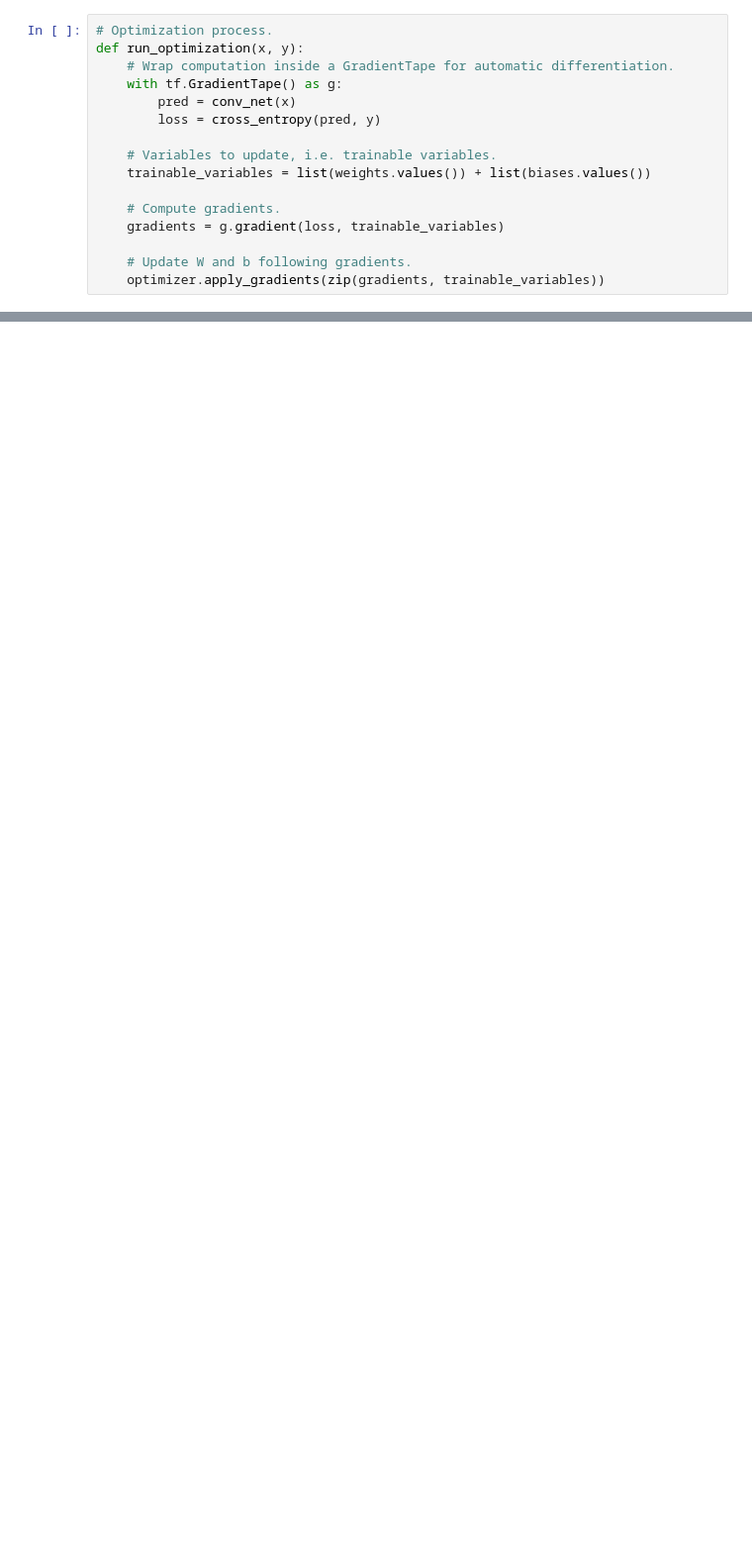
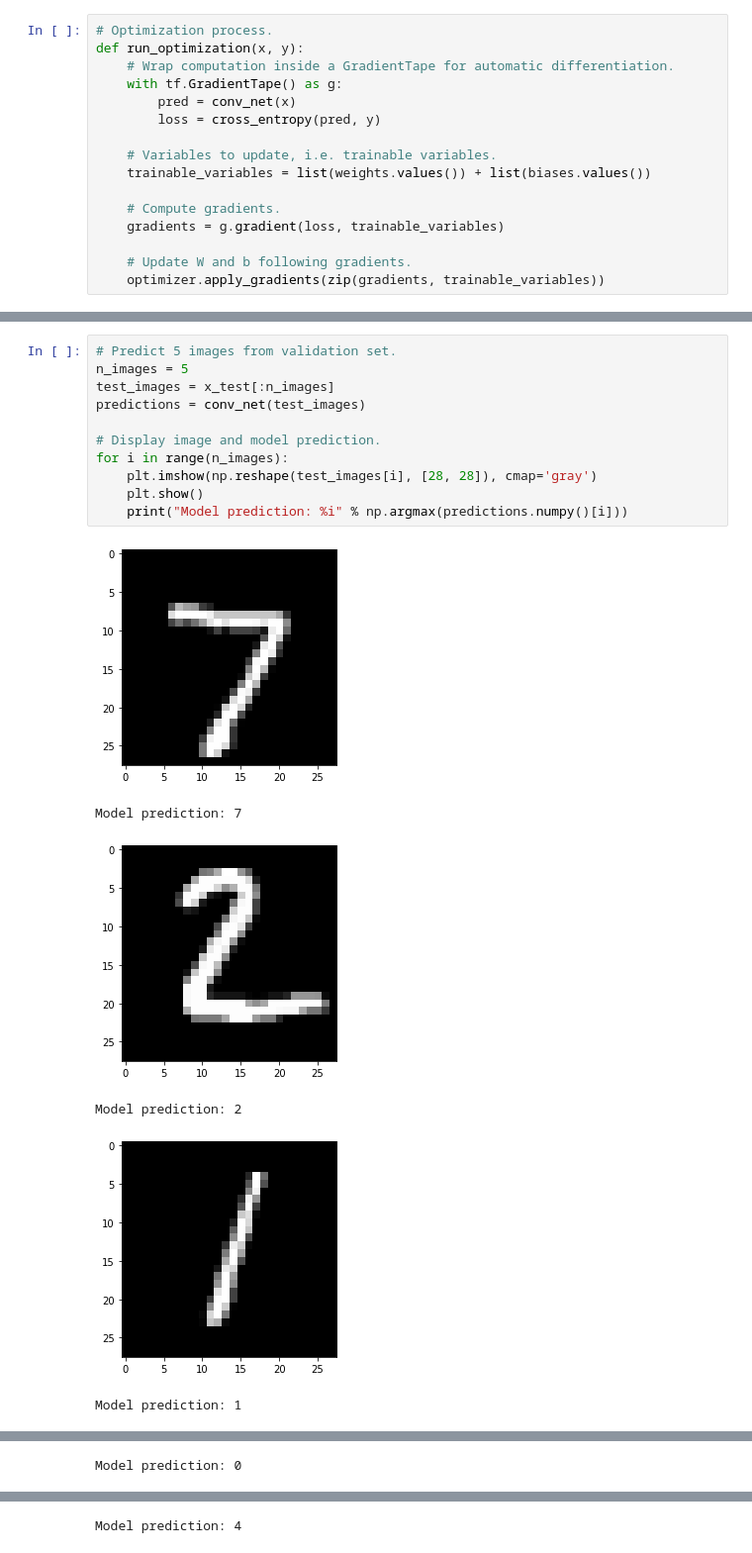
Before and after one commit to YujieShui/up-up-tensorflow, a Jupyter notebook: tensorflow2.0/neutral_networks/convolutional_neural_network_raw.ipynb, the cells around one changed output, grey strips where cells are left out. Shown: that part at 99% size. Drawn from its saved outputs; the diff is of its cells as text; blank space fills up the shorter version.

```diff
--- a/tensorflow2.0/neutral_networks/convolutional_neural_network_raw.ipynb
+++ b/tensorflow2.0/neutral_networks/convolutional_neural_network_raw.ipynb
@@ -166,0 +217,18 @@ step: 200, loss: 15.996292, accuracy: 0.960938
+# %%
+# Predict 5 images from validation set.
+n_images = 5
+test_images = x_test[:n_images]
+predictions = conv_net(test_images)
+
+# Display image and model prediction.
+for i in range(n_images):
+    plt.imshow(np.reshape(test_images[i], [28, 28]), cmap='gray')
+    plt.show()
+    print("Model prediction: %i" % np.argmax(predictions.numpy()[i]))
+# %% [output]
+[figure, added]
+Model prediction: 7
+[figure, added]
+Model prediction: 2
+[figure, added]
+Model prediction: 1
@@ -166,0 +236 @@ step: 200, loss: 15.996292, accuracy: 0.960938
+Model prediction: 0
@@ -166,0 +238 @@ step: 200, loss: 15.996292, accuracy: 0.960938
+Model prediction: 4
```
Also changed, not shown: parts of 13 cells of this notebook, 3 other files.
